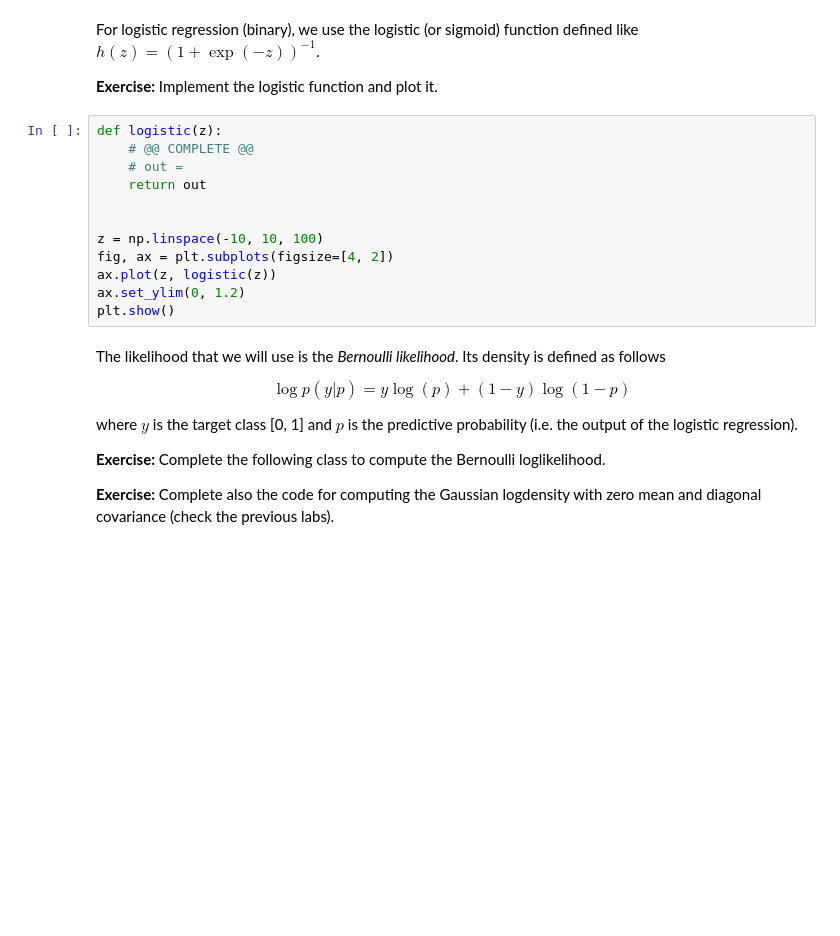
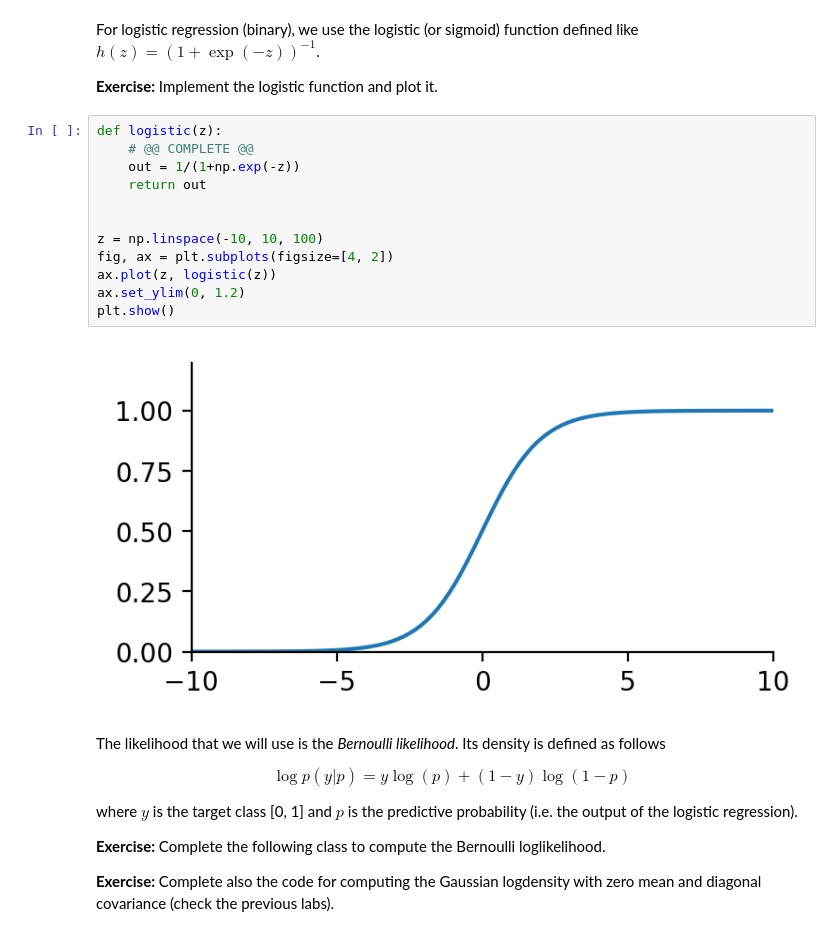
Before and after one commit to Filan616/Filan616, a Jupyter notebook: ASI/lab_week7/Bayesian_Logistic_Regression_MCMC.ipynb, the cells around one changed output. Drawn from its saved outputs; the diff is of its cells as text; blank space fills up the shorter version.

```diff
--- a/ASI/lab_week7/Bayesian_Logistic_Regression_MCMC.ipynb
+++ b/ASI/lab_week7/Bayesian_Logistic_Regression_MCMC.ipynb
@@ -77,15 +80,17 @@ Implement the logistic function and plot it.
 # %%
 def logistic(z):
     # @@ COMPLETE @@
-    # out =
+    out = 1/(1+np.exp(-z))
     return out
 
 
 z = np.linspace(-10, 10, 100)
 fig, ax = plt.subplots(figsize=[4, 2])
 ax.plot(z, logistic(z))
 ax.set_ylim(0, 1.2)
 plt.show()
+# %% [output]
+[figure, added]
 # %% [markdown]
 The likelihood that we will use is the *Bernoulli likelihood*. Its density is defined as follows
 
```
Also changed, not shown: parts of 23 cells of this notebook.
